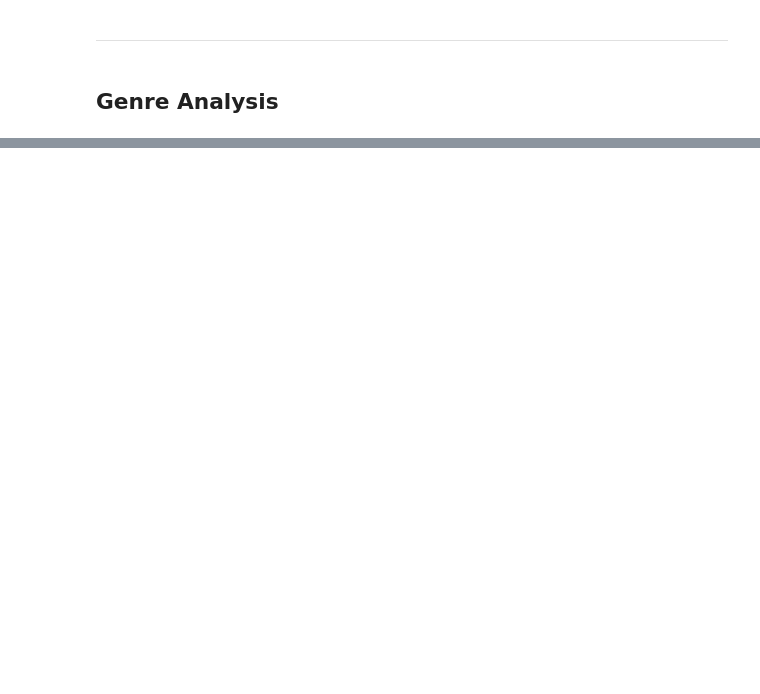
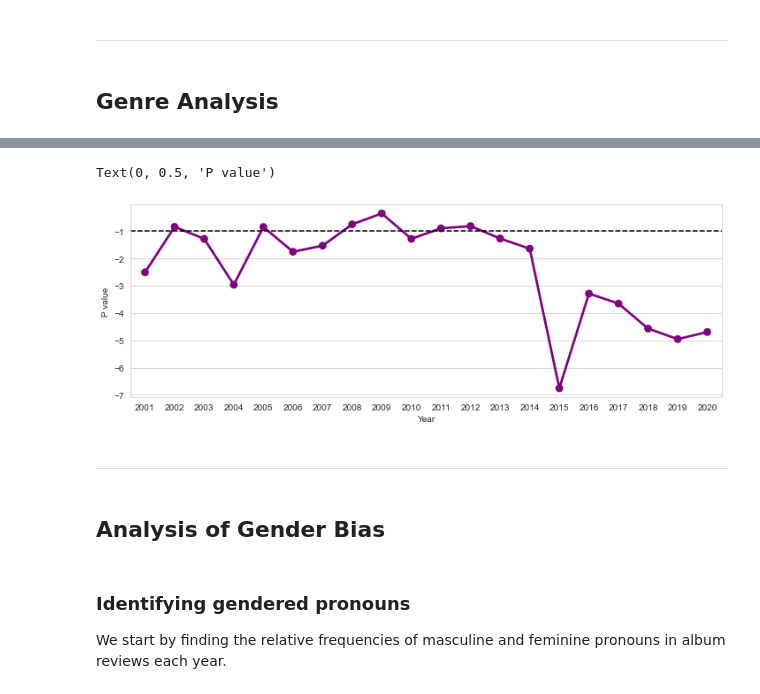
Before and after one commit to nickdevin/pitchfork, a Jupyter notebook: web_scraping_project.ipynb, the cells around one changed output, grey strips where cells are left out. Drawn from its saved outputs; the diff is of its cells as text; code cells hidden in the pictures; blank space fills up the shorter version.

```diff
--- a/web_scraping_project.ipynb
+++ b/web_scraping_project.ipynb
@@ -88,0 +228,4 @@ genre_df
+# %%
+combination_list = list(product([True, False], repeat=len(unique_genres)))
+chi_array = np.array(list(map(genre_combination_count, combination_list))).reshape(*[2]*len(unique_genres))
+chi_array
@@ -88,0 +250,3 @@ genre_df
+# %%
+chi2statistic, P, df, expected = stats.chi2_contingency(chi_array)
+print(P)
@@ -88,0 +303,9 @@ genre_df
+# %%
+anova_list = []
+for year in range(2001,2021):
+    mask = single_genre_df['review_date'] == year
+    single_year = single_genre_df[mask]
+    fstat, P = stats.f_oneway(*[single_year[single_year['genre'] == genre]['score'] for genre in unique_genres])
+    anova_list.append([year, math.log(P, 20)])
+anova_df = pd.DataFrame(anova_list, columns = ['Year', 'P_value'])
+anova_df
@@ -88,0 +330,17 @@ genre_df
+# %%
+plt.figure(figsize=(12,4))
+sns.set_style("whitegrid")
+anova_graph = sns.pointplot(x = anova_df['Year'], y = anova_df['P_value'], color = "purple")
+anova_graph.axhline(y = -1, ls = '--', c = 'black')
+plt.ylabel('P value')
+# %% [output]
+Text(0, 0.5, 'P value')
+[figure, added]
+# %% [markdown]
+---
+# %% [markdown]
+## Analysis of Gender Bias
+# %% [markdown]
+### Identifying gendered pronouns
+
+We start by finding the relative frequencies of masculine and feminine pronouns in album reviews each year.
```
Also changed, not shown: parts of 38 cells of this notebook.
